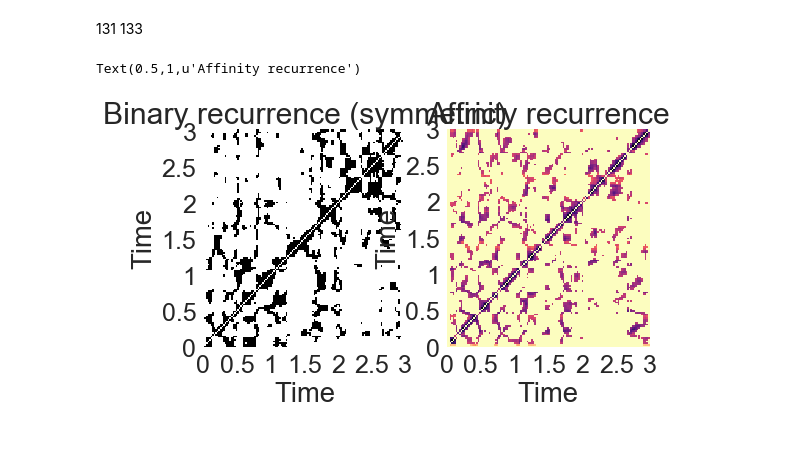
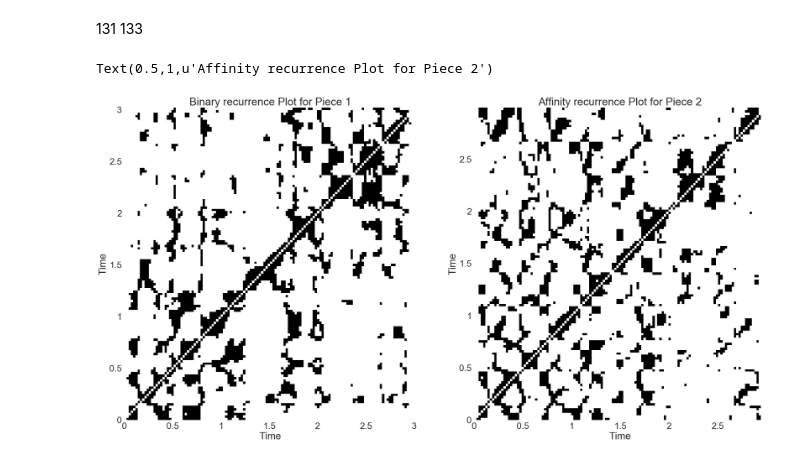
Before and after one commit to shockmonger/chill, a Jupyter notebook: countsEnergies.ipynb, the cells around one changed output. Cells and saved outputs as stored; diff of their text form; code cells hidden in the pictures.

```diff
--- a/countsEnergies.ipynb
+++ b/countsEnergies.ipynb
@@ -154,7 +156,7 @@ for i in trailfold:
     trailRMS.append(calcContEn(i)['RMS'])
 # %%
 fig, ax = plt.subplots(figsize = (16,10))
-for i in range(len(trailEn)):
+for i in range(len(trailRMS)):
     plt.plot(trailEn[i], 'r-', alpha=0.1)
 # %% [output]
 [figure]
@@ -242,15 +247,16 @@ mfcc = librosa.feature.mfcc(y=y, sr=sr)
 R = librosa.segment.recurrence_matrix(mfcc)
 x,sr1 = librosa.load('/home/tejaswik/Documents/CurrentProjects/chills/categoriesChills/formal/repetition/result0218.mp3')
 mfcc = librosa.feature.mfcc(y=x, sr=sr1)
-R_aff = librosa.segment.recurrence_matrix(mfcc, mode = 'affinity')
+R_aff = librosa.segment.recurrence_matrix(mfcc)
+#                                           , mode = 'affinity')
 # %%
-plt.figure(figsize=(8, 4))
+plt.figure(figsize=(32, 16))
 plt.subplot(1, 2, 1)
 librosa.display.specshow(R, x_axis='time', y_axis='time')
-plt.title('Binary recurrence (symmetric)')
+plt.title('Binary recurrence Plot for Piece 1')
 plt.subplot(1, 2, 2)
-librosa.display.specshow(R_aff, x_axis='time', y_axis='time', cmap='magma_r')
-plt.title('Affinity recurrence')
+librosa.display.specshow(R_aff, x_axis='time', y_axis='time')
+plt.title('Affinity recurrence Plot for Piece 2')
 # %% [output]
-Text(0.5,1,u'Affinity recurrence')
+Text(0.5,1,u'Affinity recurrence Plot for Piece 2')
-[figure, old version]
+[figure, new version]
```
Also changed, not shown: parts of 7 cells of this notebook, 3 other files.
